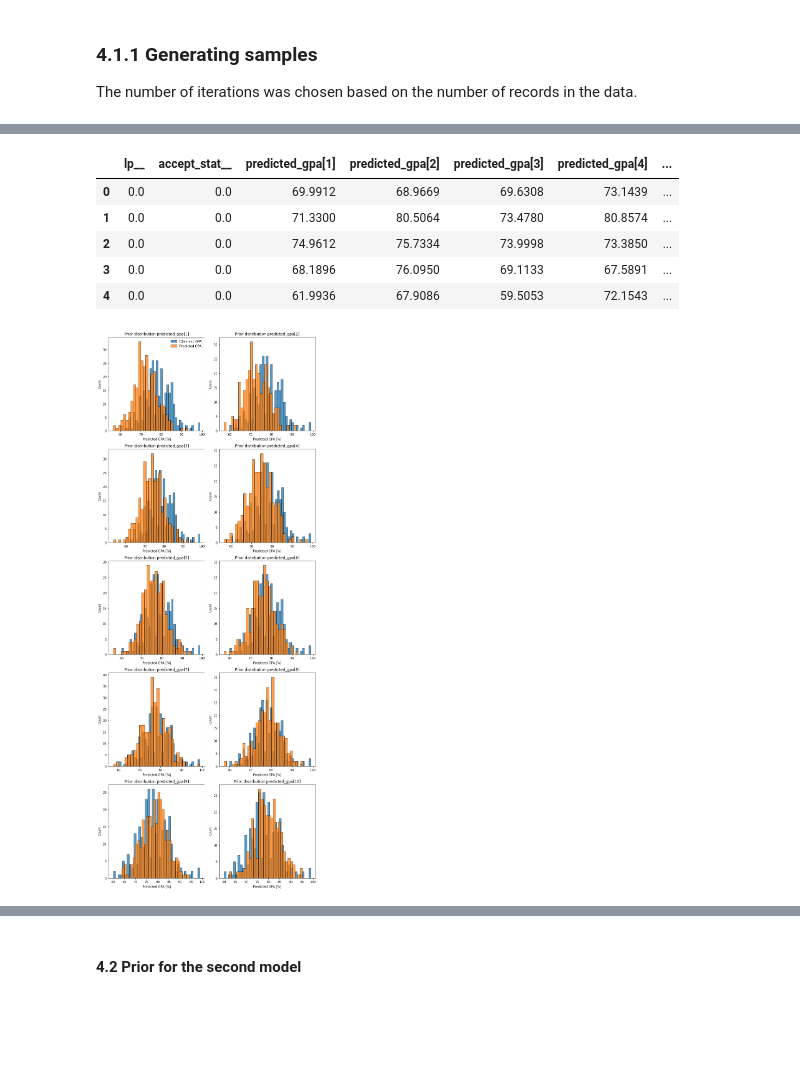
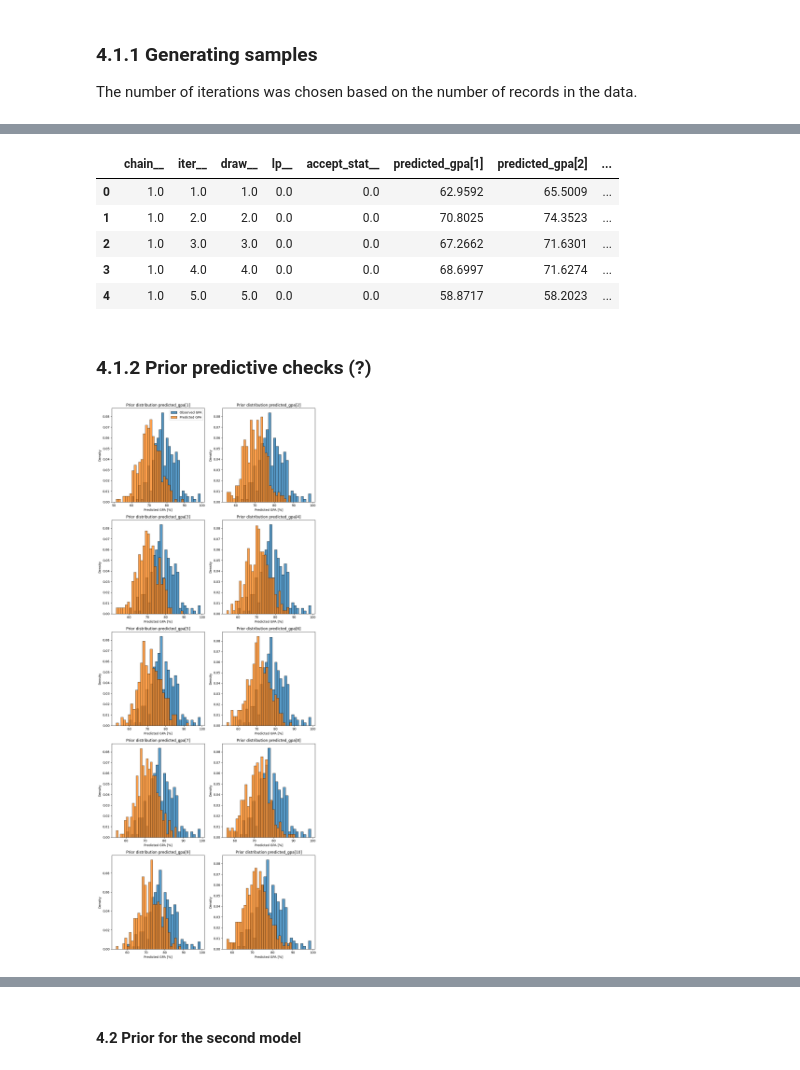
Before and after one commit to DanielJurkowski/DataAnalyticsProject, a Jupyter notebook: notebook.ipynb, the cells around one changed output, grey strips where cells are left out. Drawn from its saved outputs; the diff is of its cells as text; code cells hidden in the pictures; blank space fills up the shorter version.

```diff
--- a/notebook.ipynb
+++ b/notebook.ipynb
@@ -393,6 +393,8 @@ for column in data:
 [3 1 2 0]
 # %%
 data.to_csv('data/survey_cleaned.csv', index=False, sep=',')
+# %%
+data = data.reset_index()
 # %% [markdown]
 ### 3. Model
 For the purpose of this project, two statistical models are developed. Both models focus on predicting academic performance expressed student GPA, taking into account information about students’ effort in studying, socializing, and alcohol consumption. First model considers information about studying hours and hangouts during the week. It assumes that all socializing events are accompanied by alcohol consumption, which may not necessarily be true. The second model introduces information about average alcohol consumption per hangout. By incorporating this additional factor, it can provide more insight into how alcohol affects academic performance.
@@ -442,12 +444,3 @@ TODO: Formula (?)
 # %% [markdown]
 ### 4.1.1 Generating samples
 The number of iterations was chosen based on the number of records in the data.
-# %%
-# To w sumie powinno byc chyba wygenerowane z przedziału w jakim znajduja sie godziny
-data['Studying hours'] = 2*data['Studying hours']
-hours_c = abs(data['Studying hours'] - data['Studying hours'].mean())
-hangouts_c = abs(data['Hangouts'] - data['Hangouts'].mean())
-
-hours_array = np.linspace(hours_c.min(), hours_c.max(), 10)
-hangouts_array = np.linspace(hangouts_c.min(), hangouts_c.max(), 10)
-print(hours_array)
@@ -457,3 +447,6 @@ print(hours_array)
+# %%
+hours_array = np.linspace(data['Studying hours'].min(), data['Studying hours'].max(), 10)
+hangouts_array = np.linspace(data['Hangouts'].min(), data['Hangouts'].max(), 10)
 # %%
 prior_model_1 = CmdStanModel(stan_file='src/prior_model_1.stan')
 
@@ -478,31 +470,33 @@ INFO:cmdstanpy:CmdStan done processing.
 df_1 = samples_model_1.draws_pd()
 df_1.head()
 # %% [output]
-|  | lp__ | accept_stat__ | predicted_gpa[1] | predicted_gpa[2] | predicted_gpa[3] | predicted_gpa[4] | ... |
-| 0 | 0.0 | 0.0 | 69.9912 | 68.9669 | 69.6308 | 73.1439 | ... |
-| 1 | 0.0 | 0.0 | 71.3300 | 80.5064 | 73.4780 | 80.8574 | ... |
-| 2 | 0.0 | 0.0 | 74.9612 | 75.7334 | 73.9998 | 73.3850 | ... |
-| 3 | 0.0 | 0.0 | 68.1896 | 76.0950 | 69.1133 | 67.5891 | ... |
-| 4 | 0.0 | 0.0 | 61.9936 | 67.9086 | 59.5053 | 72.1543 | ... |
+|  | chain__ | iter__ | draw__ | lp__ | accept_stat__ | predicted_gpa[1] | predicted_gpa[2] | ... |
+| 0 | 1.0 | 1.0 | 1.0 | 0.0 | 0.0 | 62.9592 | 65.5009 | ... |
+| 1 | 1.0 | 2.0 | 2.0 | 0.0 | 0.0 | 70.8025 | 74.3523 | ... |
+| 2 | 1.0 | 3.0 | 3.0 | 0.0 | 0.0 | 67.2662 | 71.6301 | ... |
+| 3 | 1.0 | 4.0 | 4.0 | 0.0 | 0.0 | 68.6997 | 71.6274 | ... |
+| 4 | 1.0 | 5.0 | 5.0 | 0.0 | 0.0 | 58.8717 | 58.2023 | ... |
+# %% [markdown]
+### 4.1.2 Prior predictive checks (?)
 # %%
 columns = [f'predicted_gpa[{i+1}]' for i in range(10)]
 
 fig, axes = plt.subplots(5, 2, figsize=(10, 25))
 
 for i, column in enumerate(columns):
     row = i // 2
     col = i % 2
     ax = axes[row, col]
 
-    sns.histplot(data['Current GPA'], ax=ax, bins=len(data['Current GPA'].unique()))
-    sns.histplot(df_1[column], ax=ax, bins=30)
+    sns.histplot(data['Current GPA'], ax=ax, bins=30, stat='density')
+    sns.histplot(df_1[column], ax=ax, bins=30, stat='density')
 
     ax.set_title(f'Prior distribution {column}')
     ax.set_xlabel('Predicted GPA [%]')
     if i == 0:
         ax.legend(['Observed GPA', 'Predicted GPA'])
 
 plt.tight_layout()
 plt.show()
 # %% [output]
-[figure, old version]
+[figure, new version]
```
Also changed, not shown: parts of 31 cells of this notebook, 8 other files.
